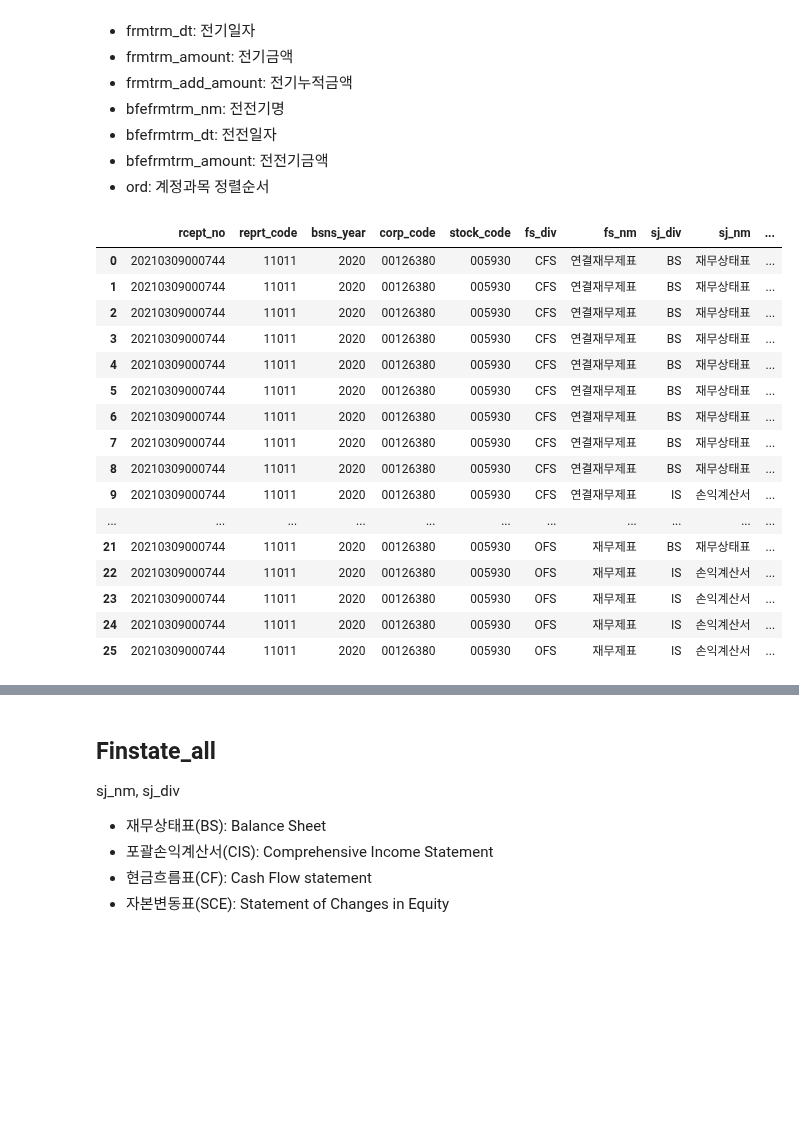
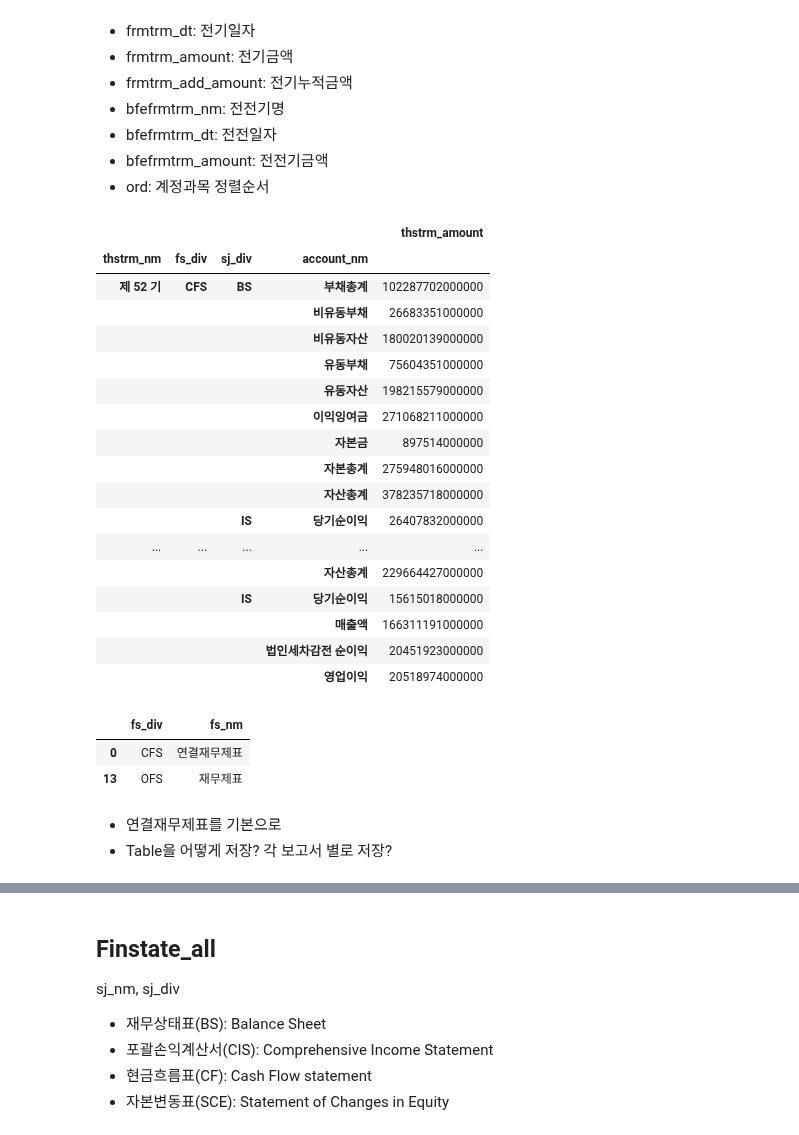
Before and after one commit to simonjisu/Text2SQL, a Jupyter notebook: Notebooks/SQLDatabase.ipynb, the cells around one changed output, grey strips where cells are left out. Drawn from its saved outputs; the diff is of its cells as text; code cells hidden in the pictures; blank space fills up the shorter version.

```diff
--- a/Notebooks/SQLDatabase.ipynb
+++ b/Notebooks/SQLDatabase.ipynb
@@ -49,5 +90,6 @@ from pathlib import Path
 db_path = Path("./private/")
 # con = sqlite3.connect(db_path / "kospi.db")
 # Samsung Electronic: 005930
-con = sqlite3.connect(db_path / "samsung.db")
+conn = sqlite3.connect(db_path / "samsung.db")
+c = conn.cursor()
 # %%
@@ -89,0 +138,6 @@ df_basic.loc[df_basic["stock_code"] == "005930"].to_sql("company", con)
+# %%
+sql = "SELECT * FROM company"
+res = c.execute(sql)
+col_company = list(map(lambda x: x[0], res.description))
+for col, value in zip(col_company, res.fetchone()):
+    print(f"{col}: {value}")
@@ -176,25 +226,40 @@ dart.report(corp, '임원개인보수', bsns_year, report_code='11011')
 - bfefrmtrm_amount: 전전기금액
 - ord: 계정과목 정렬순서
 # %%
-dart.finstate(corp, bsns_year, reprt_code="11011")
+df_summary = dart.finstate(corp, bsns_year, reprt_code="11011")
+for col in ["thstrm_amount", "frmtrm_amount", "bfefrmtrm_amount"]:
+    df_summary.loc[:, col] = df_summary.loc[:, col].apply(lambda x: int("".join(x.split(","))))
+
+cols = ["fs_div", "sj_div", "account_nm", "thstrm_nm", "thstrm_amount"] # "frmtrm_nm", "frmtrm_amount", "bfefrmtrm_nm", "bfefrmtrm_amount"]
+df_summary.loc[:, cols].groupby(["thstrm_nm", "fs_div", "sj_div", "account_nm"]).agg("sum")
 # %% [output]
-|  | rcept_no | reprt_code | bsns_year | corp_code | stock_code | fs_div | fs_nm | sj_div | sj_nm | ... |
-| 0 | 20210309000744 | 11011 | 2020 | 00126380 | 005930 | CFS | 연결재무제표 | BS | 재무상태표 | ... |
-| 1 | 20210309000744 | 11011 | 2020 | 00126380 | 005930 | CFS | 연결재무제표 | BS | 재무상태표 | ... |
-| 2 | 20210309000744 | 11011 | 2020 | 00126380 | 005930 | CFS | 연결재무제표 | BS | 재무상태표 | ... |
-| 3 | 20210309000744 | 11011 | 2020 | 00126380 | 005930 | CFS | 연결재무제표 | BS | 재무상태표 | ... |
-| 4 | 20210309000744 | 11011 | 2020 | 00126380 | 005930 | CFS | 연결재무제표 | BS | 재무상태표 | ... |
-| 5 | 20210309000744 | 11011 | 2020 | 00126380 | 005930 | CFS | 연결재무제표 | BS | 재무상태표 | ... |
-| 6 | 20210309000744 | 11011 | 2020 | 00126380 | 005930 | CFS | 연결재무제표 | BS | 재무상태표 | ... |
-| 7 | 20210309000744 | 11011 | 2020 | 00126380 | 005930 | CFS | 연결재무제표 | BS | 재무상태표 | ... |
-| 8 | 20210309000744 | 11011 | 2020 | 00126380 | 005930 | CFS | 연결재무제표 | BS | 재무상태표 | ... |
-| 9 | 20210309000744 | 11011 | 2020 | 00126380 | 005930 | CFS | 연결재무제표 | IS | 손익계산서 | ... |
-| ... | ... | ... | ... | ... | ... | ... | ... | ... | ... | ... |
-| 21 | 20210309000744 | 11011 | 2020 | 00126380 | 005930 | OFS | 재무제표 | BS | 재무상태표 | ... |
-| 22 | 20210309000744 | 11011 | 2020 | 00126380 | 005930 | OFS | 재무제표 | IS | 손익계산서 | ... |
-| 23 | 20210309000744 | 11011 | 2020 | 00126380 | 005930 | OFS | 재무제표 | IS | 손익계산서 | ... |
-| 24 | 20210309000744 | 11011 | 2020 | 00126380 | 005930 | OFS | 재무제표 | IS | 손익계산서 | ... |
-| 25 | 20210309000744 | 11011 | 2020 | 00126380 | 005930 | OFS | 재무제표 | IS | 손익계산서 | ... |
+|  |  |  |  | thstrm_amount |
+| thstrm_nm | fs_div | sj_div | account_nm |  |
+| 제 52 기 | CFS | BS | 부채총계 | 102287702000000 |
+|  |  |  | 비유동부채 | 26683351000000 |
+|  |  |  | 비유동자산 | 180020139000000 |
+|  |  |  | 유동부채 | 75604351000000 |
+|  |  |  | 유동자산 | 198215579000000 |
+|  |  |  | 이익잉여금 | 271068211000000 |
+|  |  |  | 자본금 | 897514000000 |
+|  |  |  | 자본총계 | 275948016000000 |
+|  |  |  | 자산총계 | 378235718000000 |
+|  |  | IS | 당기순이익 | 26407832000000 |
+| ... | ... | ... | ... | ... |
+|  |  |  | 자산총계 | 229664427000000 |
+|  |  | IS | 당기순이익 | 15615018000000 |
+|  |  |  | 매출액 | 166311191000000 |
+|  |  |  | 법인세차감전 순이익 | 20451923000000 |
+|  |  |  | 영업이익 | 20518974000000 |
+# %%
+df_summary.loc[:, ["fs_div", "fs_nm"]].loc[~df_summary.loc[:, ["fs_div", "fs_nm"]].duplicated(keep="first")]
+# %% [output]
+|  | fs_div | fs_nm |
+| 0 | CFS | 연결재무제표 |
+| 13 | OFS | 재무제표 |
+# %% [markdown]
+* 연결재무제표를 기본으로
+* Table을 어떻게 저장? 각 보고서 별로 저장?
 # %%
 dart.xbrl_taxonomy('BS1')
 # %% [output]
```
Also changed, not shown: parts of 16 cells of this notebook.
